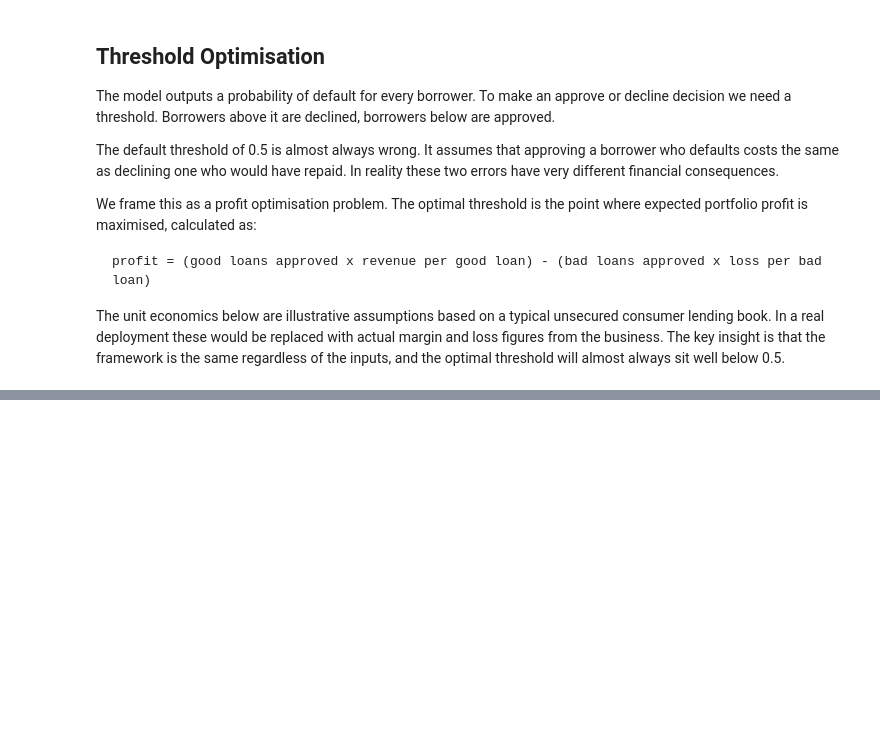
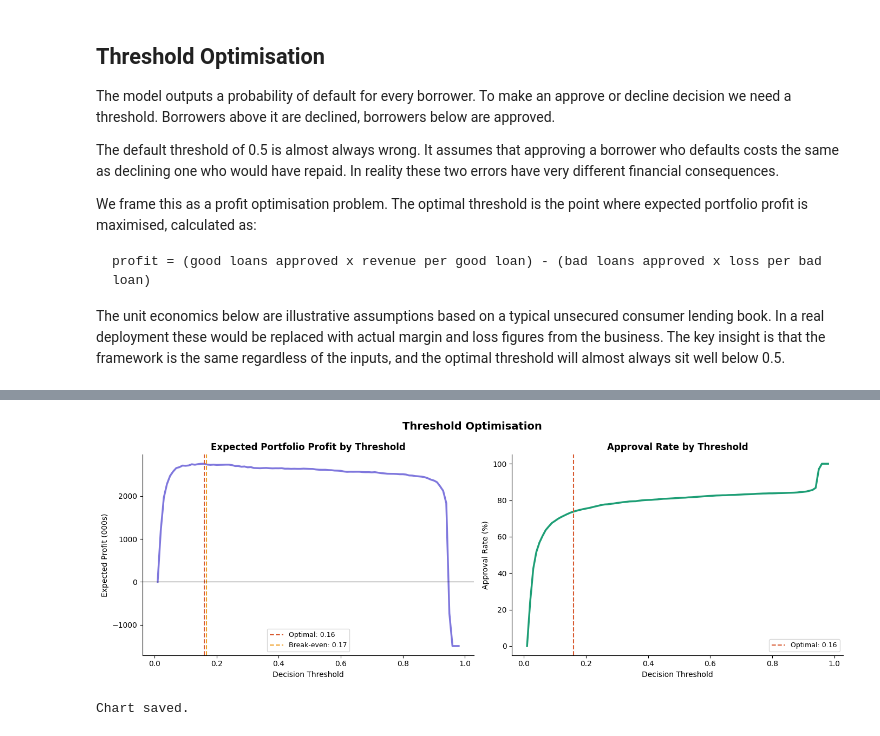
Before and after one commit to dobadina/credit-risk-lending-system, a Jupyter notebook: notebooks/03_evaluation.ipynb, the cells around one changed output, grey strips where cells are left out. Saved outputs shown, nothing was run; the diff lists cells and outputs as text; code cells hidden in the pictures; blank space fills up the shorter version.

Commit message:
Add threshold optimisation

```diff
--- a/notebooks/03_evaluation.ipynb
+++ b/notebooks/03_evaluation.ipynb
@@ -499,0 +549,37 @@ print(f"Bad loans approved:    {best_row['bad_approved']:,.0f}")
+# %%
+fig, axes = plt.subplots(1, 2, figsize=(14, 5))
+fig.suptitle('Threshold Optimisation', fontsize=14, fontweight='bold')
+
+axes[0].plot(profits_df['threshold'], profits_df['profit'] / 1000,
+             color='#7F77DD', linewidth=2.5)
+axes[0].axvline(optimal_threshold, color='#D85A30', linestyle='--',
+                linewidth=1.5, label=f'Optimal: {optimal_threshold:.2f}')
+axes[0].axvline(breakeven_pd, color='#EF9F27', linestyle='--',
+                linewidth=1.5, label=f'Break-even: {breakeven_pd:.2f}')
+axes[0].axhline(0, color='black', linewidth=0.8)
+axes[0].set_title('Expected Portfolio Profit by Threshold', fontweight='bold')
+axes[0].set_xlabel('Decision Threshold')
+axes[0].set_ylabel('Expected Profit (000s)')
+axes[0].legend(fontsize=9)
+axes[0].spines['top'].set_visible(False)
+axes[0].spines['right'].set_visible(False)
+
+axes[1].plot(profits_df['threshold'], profits_df['approval_rate'] * 100,
+             color='#1D9E75', linewidth=2.5)
+axes[1].axvline(optimal_threshold, color='#D85A30', linestyle='--',
+                linewidth=1.5, label=f'Optimal: {optimal_threshold:.2f}')
+axes[1].set_title('Approval Rate by Threshold', fontweight='bold')
+axes[1].set_xlabel('Decision Threshold')
+axes[1].set_ylabel('Approval Rate (%)')
+axes[1].legend(fontsize=9)
+axes[1].spines['top'].set_visible(False)
+axes[1].spines['right'].set_visible(False)
+
+plt.tight_layout()
+plt.savefig(f"{OUTPUT_PATH}/figures/14_threshold_optimisation.png",
+            dpi=150, bbox_inches='tight')
+plt.show()
+print("Chart saved.")
+# %% [output]
+[figure, added]
+Chart saved.
```
Also changed, not shown: parts of 9 cells of this notebook.
